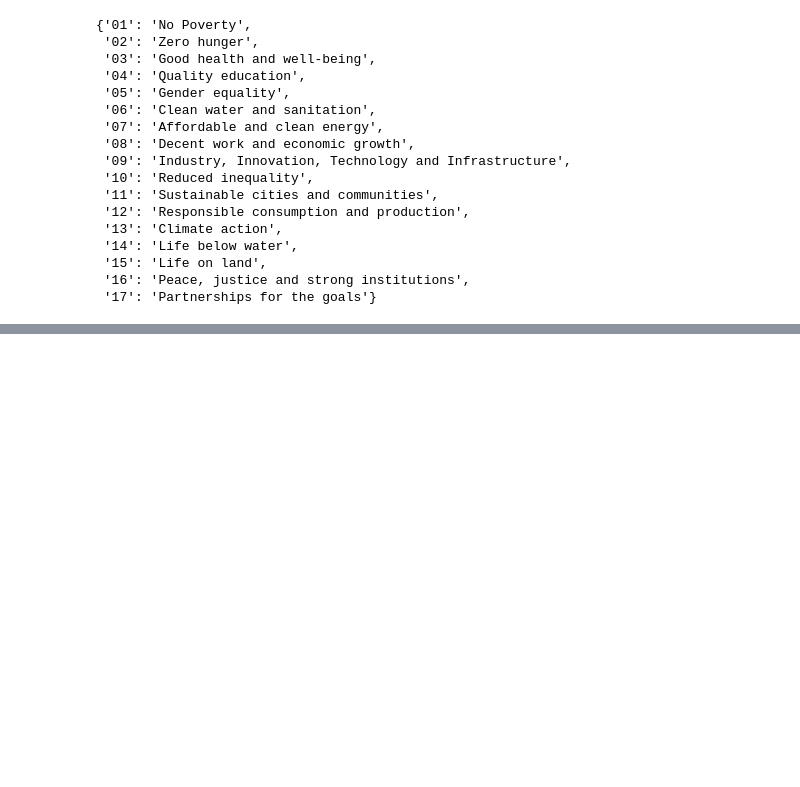
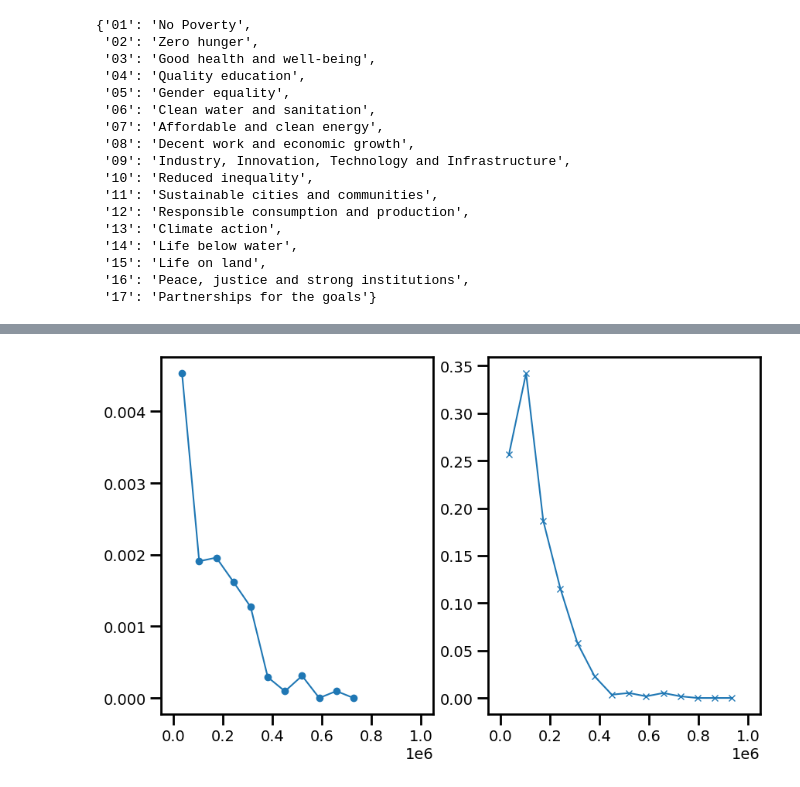
Before and after one commit to fabiosaracco/sdg_repos_advanced, a Jupyter notebook: 4_0_fa_r_vago.ipynb, the cells around one changed output, grey strips where cells are left out. Cells and saved outputs as stored; diff of their text form; code cells hidden in the pictures; blank space fills up the shorter version.

```diff
--- a/4_0_fa_r_vago.ipynb
+++ b/4_0_fa_r_vago.ipynb
@@ -536,0 +601,18 @@ plt.show()
+# %%
+digitized = np.digitize(l_reports, bins)
+# %%
+variances = [output['concreteness'][digitized == i].var() for i in range(1, len(bins))]
+# %%
+len_var = np.array([len(output['concreteness'][digitized == i])/len(output['concreteness']) for i in range(1, len(bins))])
+# %%
+bin_centers = 0.5 * (bins[:-1] + bins[1:])
+# %%
+fig, axs=plt.subplots(1,2, figsize=(10,6))
+axs[0].plot(bin_centers, variances, marker='o')
+axs[0].set_xlim(-.05*10**6, 1.05*10**6)
+
+axs[1].plot(bin_centers, len_var, marker='x')
+axs[1].set_xlim(-.05*10**6, 1.05*10**6)
+plt.show()
+# %% [output]
+[figure, added]
```
Also changed, not shown: parts of 35 cells of this notebook, 6 other files.
